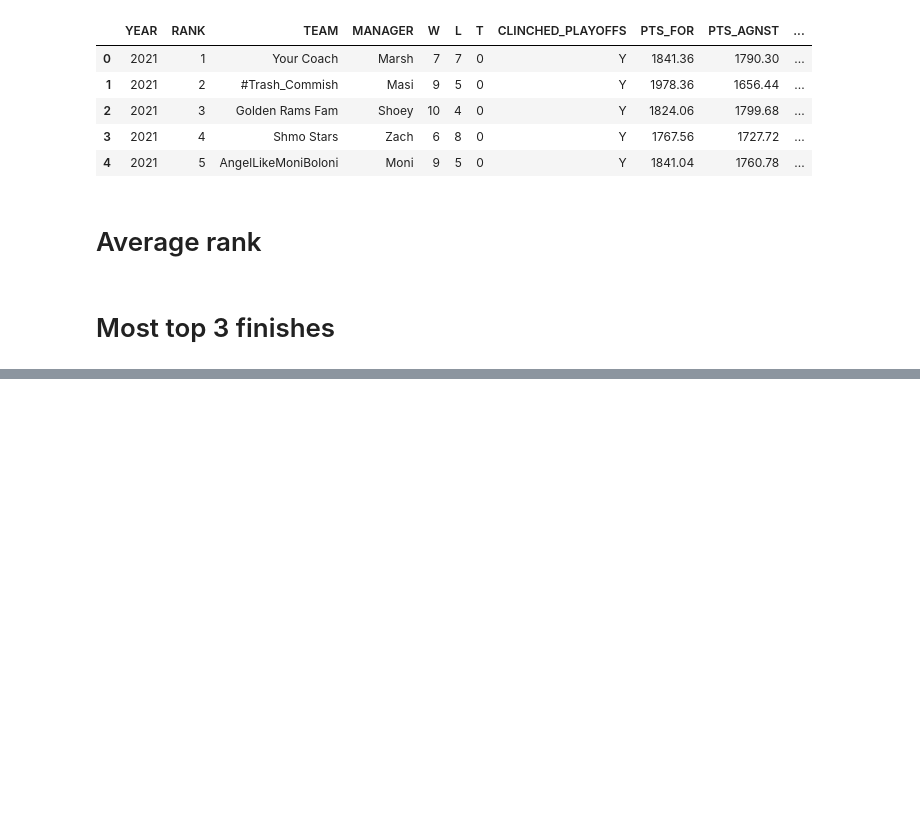
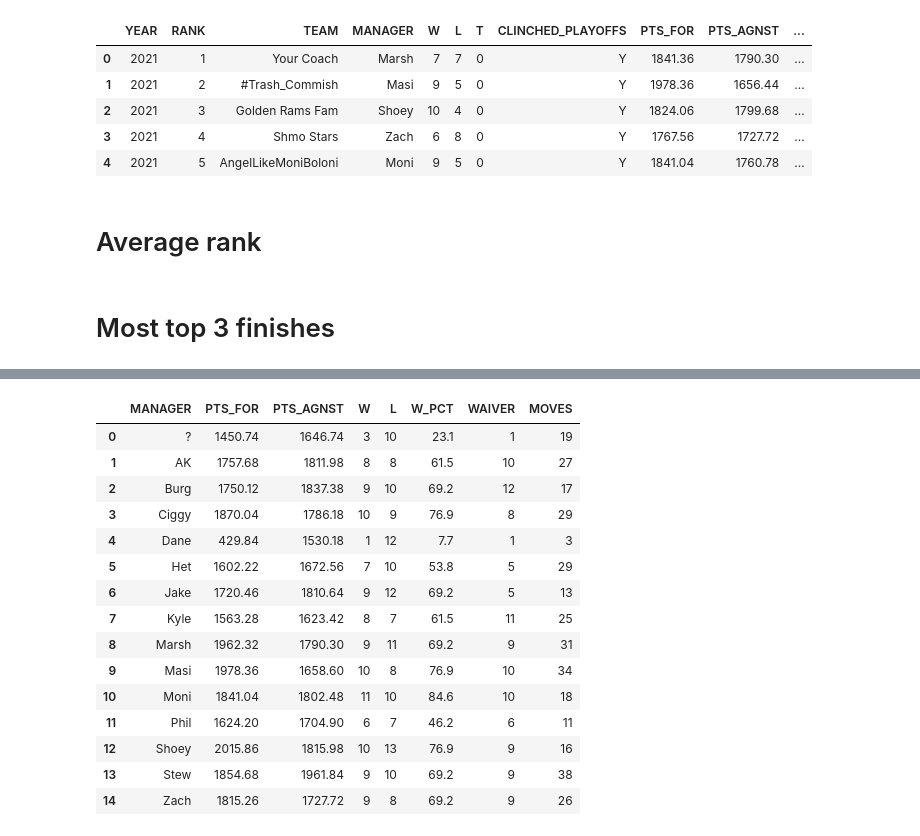
Before and after one commit to msimoni18/mo-chicken, a Jupyter notebook: data/plots.ipynb, the cells around one changed output, grey strips where cells are left out. Saved outputs shown, nothing was run; the diff lists cells and outputs as text; code cells hidden in the pictures; blank space fills up the shorter version.

```diff
--- a/data/plots.ipynb
+++ b/data/plots.ipynb
@@ -54,0 +89,31 @@ fig.show()
+# %%
+def get_max(data, stat):
+    df = data.copy()
+    df = df.groupby('MANAGER')[stat].max().to_frame().reset_index()
+    return df
+
+frames = []
+for i in ['PTS_FOR', 'PTS_AGNST', 'W', 'L', 'W_PCT', 'WAIVER', 'MOVES']:
+    df_stat = get_max(df, i)
+    frames.append(df_stat)
+
+df_maxes = pd.concat(frames, axis=1)
+df_maxes = df_maxes.loc[:, ~df_maxes.columns.duplicated()]
+df_maxes
+# %% [output]
+|  | MANAGER | PTS_FOR | PTS_AGNST | W | L | W_PCT | WAIVER | MOVES |
+| 0 | ? | 1450.74 | 1646.74 | 3 | 10 | 23.1 | 1 | 19 |
+| 1 | AK | 1757.68 | 1811.98 | 8 | 8 | 61.5 | 10 | 27 |
+| 2 | Burg | 1750.12 | 1837.38 | 9 | 10 | 69.2 | 12 | 17 |
+| 3 | Ciggy | 1870.04 | 1786.18 | 10 | 9 | 76.9 | 8 | 29 |
+| 4 | Dane | 429.84 | 1530.18 | 1 | 12 | 7.7 | 1 | 3 |
+| 5 | Het | 1602.22 | 1672.56 | 7 | 10 | 53.8 | 5 | 29 |
+| 6 | Jake | 1720.46 | 1810.64 | 9 | 12 | 69.2 | 5 | 13 |
+| 7 | Kyle | 1563.28 | 1623.42 | 8 | 7 | 61.5 | 11 | 25 |
+| 8 | Marsh | 1962.32 | 1790.30 | 9 | 11 | 69.2 | 9 | 31 |
+| 9 | Masi | 1978.36 | 1658.60 | 10 | 8 | 76.9 | 10 | 34 |
+| 10 | Moni | 1841.04 | 1802.48 | 11 | 10 | 84.6 | 10 | 18 |
+| 11 | Phil | 1624.20 | 1704.90 | 6 | 7 | 46.2 | 6 | 11 |
+| 12 | Shoey | 2015.86 | 1815.98 | 10 | 13 | 76.9 | 9 | 16 |
+| 13 | Stew | 1854.68 | 1961.84 | 9 | 10 | 69.2 | 9 | 38 |
+| 14 | Zach | 1815.26 | 1727.72 | 9 | 8 | 69.2 | 9 | 26 |
```
Also changed, not shown: parts of 4 cells of this notebook, 9 other files.
